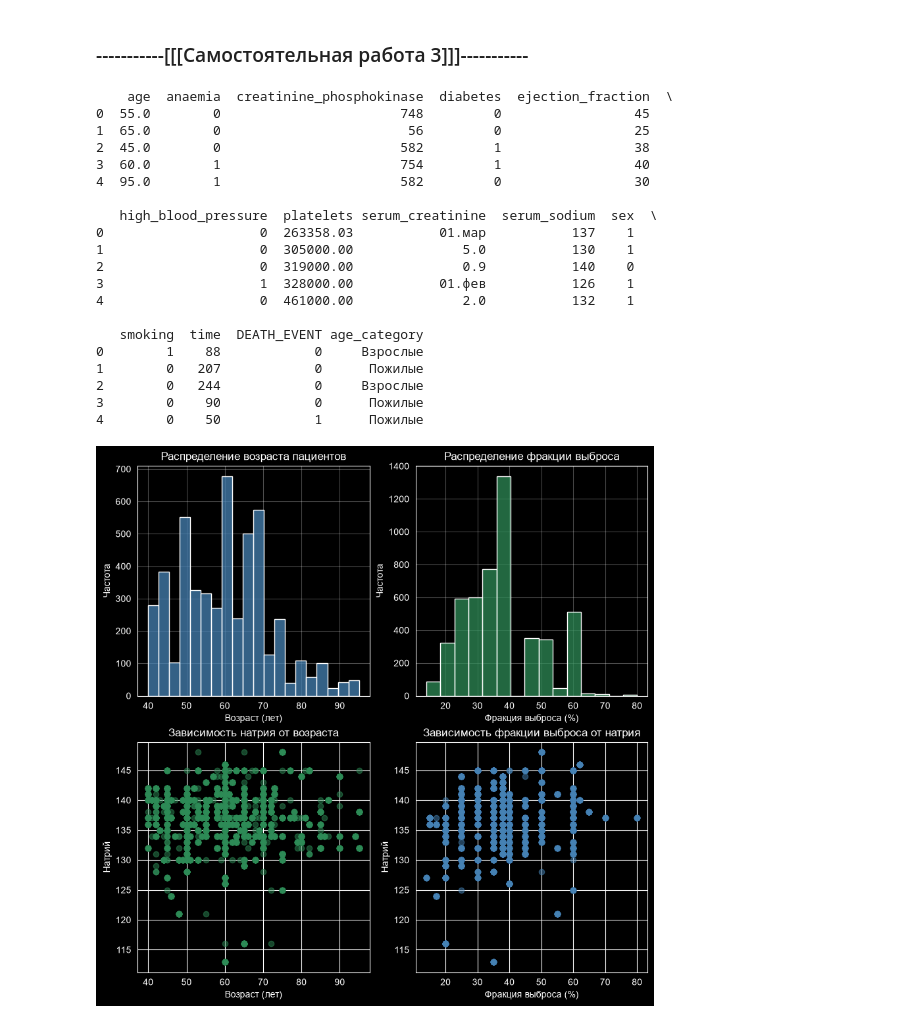
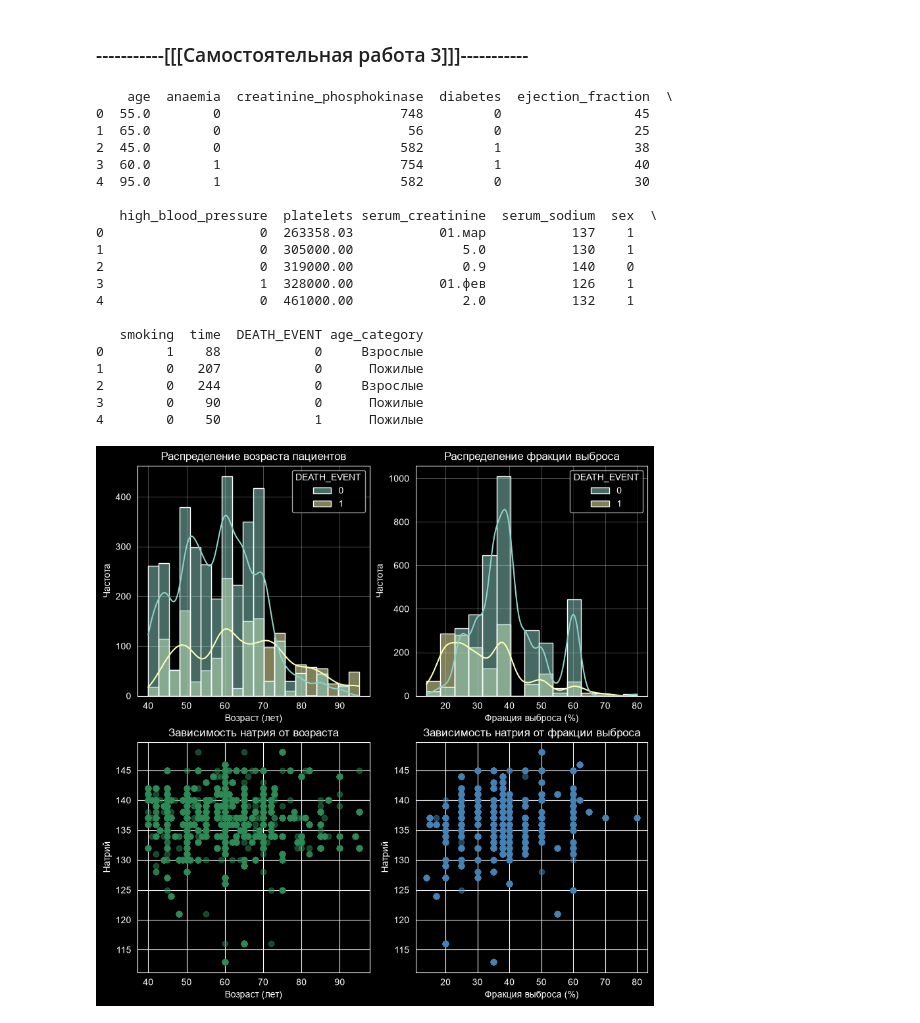
Before and after one commit to ReDanBorn/MathStat, a Jupyter notebook: 3_Распределения_в_библиотеке_SciPy.ipynb, the cells around one changed output. Drawn from its saved outputs; the diff is of its cells as text; code cells hidden in the pictures.

```diff
--- a/3_Распределения_в_библиотеке_SciPy.ipynb
+++ b/3_Распределения_в_библиотеке_SciPy.ipynb
@@ -447,13 +447,13 @@ df = pd.read_csv('./Datasets/heart_failure_clinical_records.csv', sep=';', encod
 print(df.head())
 
 fig, axes = plt.subplots(2, 2, figsize=(10, 10))
-sns.histplot(data=df, x='age', bins=20, color='steelblue', ax=axes[0, 0])
+sns.histplot(data=df, x='age', bins=20, color='steelblue', hue='DEATH_EVENT', kde=True, ax=axes[0, 0])
 axes[0, 0].set_title('Распределение возраста пациентов')
 axes[0, 0].set_xlabel('Возраст (лет)')
 axes[0, 0].set_ylabel('Частота')
 axes[0, 0].grid(alpha=0.3)
 
-sns.histplot(data=df, x='ejection_fraction', bins=15, color='seagreen', ax=axes[0, 1])
+sns.histplot(data=df, x='ejection_fraction', bins=15, color='seagreen', kde=True, hue='DEATH_EVENT', ax=axes[0, 1])
 axes[0, 1].set_title('Распределение фракции выброса')
 axes[0, 1].set_xlabel('Фракция выброса (%)')
 axes[0, 1].set_ylabel('Частота')
@@ -464,32 +464,32 @@ axes[1, 0].set_title('Зависимость натрия от возраста'
 axes[1, 0].set_xlabel('Возраст (лет)')
 axes[1, 0].set_ylabel('Натрий')
 axes[1, 0].grid(True)
 
 axes[1, 1].scatter(df['ejection_fraction'], df['serum_sodium'], c='steelblue', alpha=0.5)
-axes[1, 1].set_title('Зависимость фракции выброса от натрия')
+axes[1, 1].set_title('Зависимость натрия от фракции выброса')
 axes[1, 1].set_xlabel('Фракция выброса (%)')
 axes[1, 1].set_ylabel('Натрий')
 axes[1, 1].grid(True)
 plt.show()
 # %% [output]
     age  anaemia  creatinine_phosphokinase  diabetes  ejection_fraction  \
 0  55.0        0                       748         0                 45
 1  65.0        0                        56         0                 25
 2  45.0        0                       582         1                 38
 3  60.0        1                       754         1                 40
 4  95.0        1                       582         0                 30
 
    high_blood_pressure  platelets serum_creatinine  serum_sodium  sex  \
 0                    0  263358.03           01.мар           137    1
 1                    0  305000.00              5.0           130    1
 2                    0  319000.00              0.9           140    0
 3                    1  328000.00           01.фев           126    1
 4                    0  461000.00              2.0           132    1
 
    smoking  time  DEATH_EVENT age_category
 0        1    88            0     Взрослые
 1        0   207            0      Пожилые
 2        0   244            0     Взрослые
 3        0    90            0      Пожилые
 4        0    50            1      Пожилые
-[figure, old version]
+[figure, new version]
```
Also changed, not shown: 3 other files.
